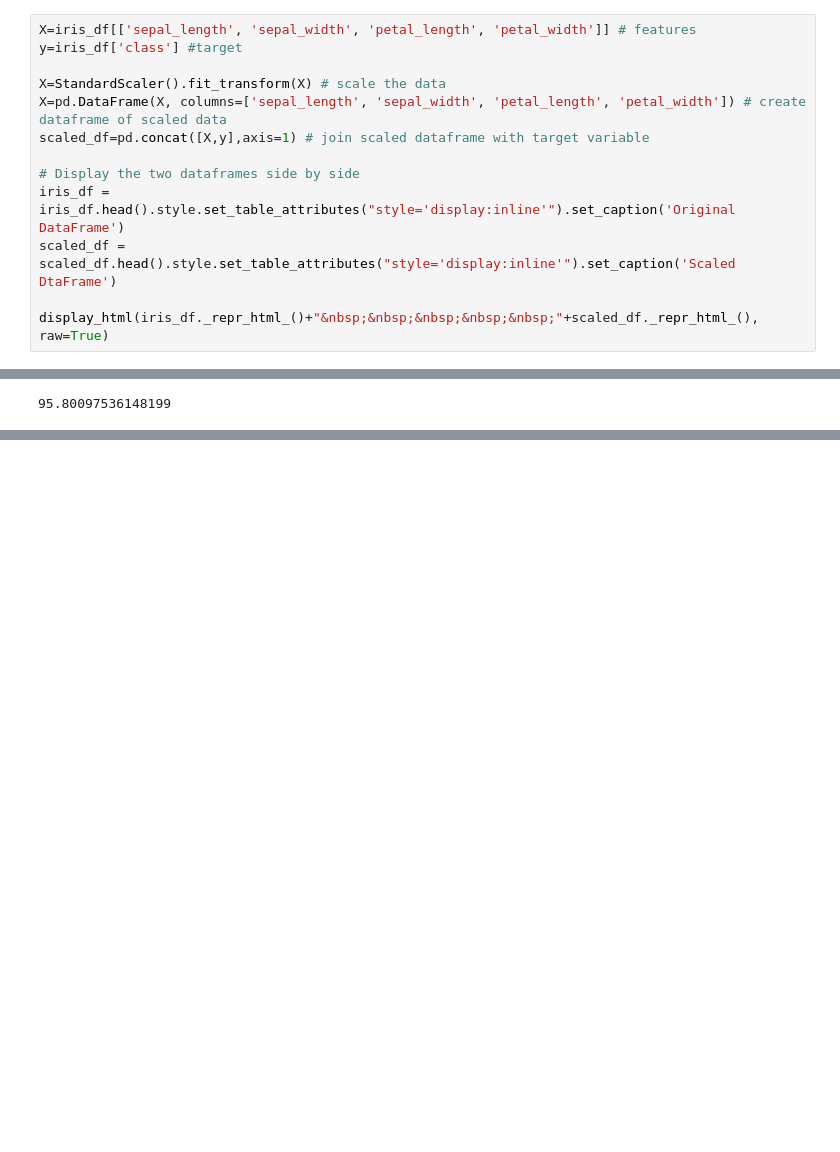
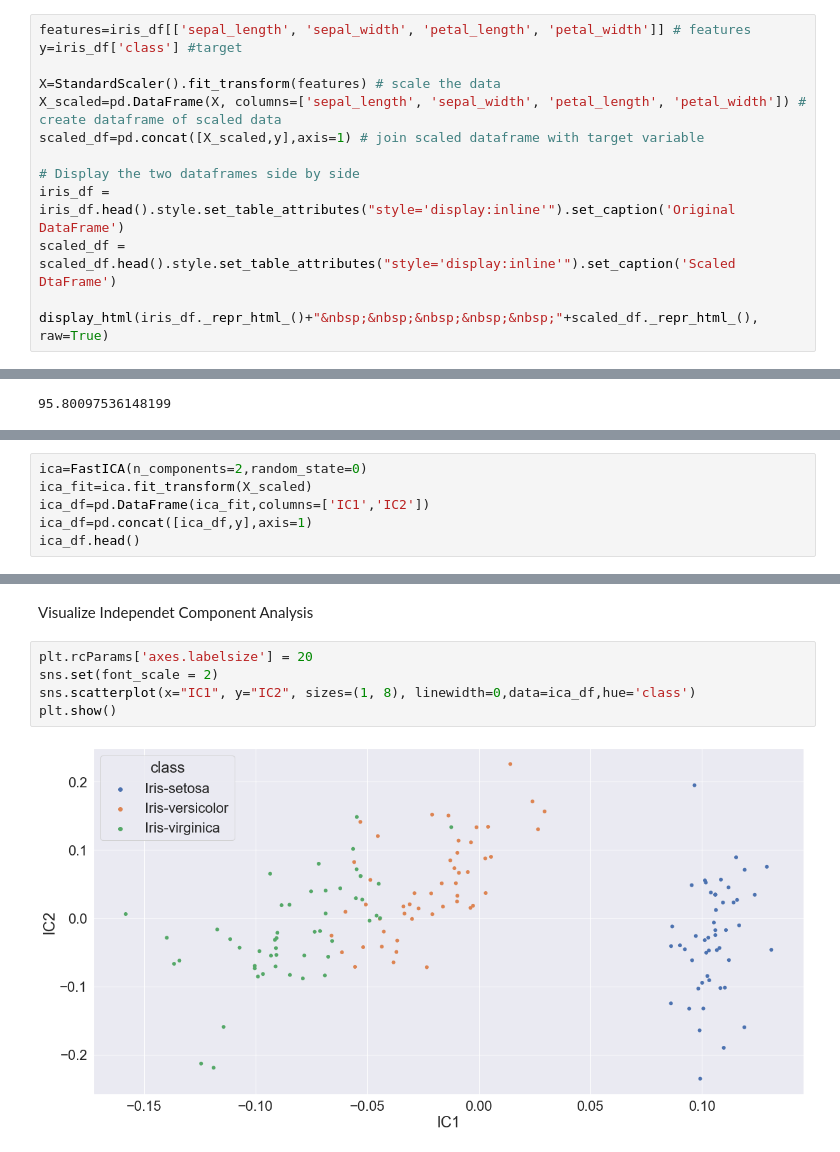
Before and after one commit to SammyOngaya/data2ml, a Jupyter notebook: feature-engineering.ipynb, the cells around one changed output, grey strips where cells are left out. Saved outputs shown, nothing was run; the diff lists cells and outputs as text; blank space fills up the shorter version.

```diff
--- a/feature-engineering.ipynb
+++ b/feature-engineering.ipynb
@@ -27,12 +32,12 @@ iris_df.head()
 Standarddize data first<br />
 PCA requires us to standardize the data first to a unit scale with mean 0 and variance 1
 # %%
-X=iris_df[['sepal_length', 'sepal_width', 'petal_length', 'petal_width']] # features
+features=iris_df[['sepal_length', 'sepal_width', 'petal_length', 'petal_width']] # features
 y=iris_df['class'] #target
 
-X=StandardScaler().fit_transform(X) # scale the data
-X=pd.DataFrame(X, columns=['sepal_length', 'sepal_width', 'petal_length', 'petal_width']) # create dataframe of scaled data
-scaled_df=pd.concat([X,y],axis=1) # join scaled dataframe with target variable
+X=StandardScaler().fit_transform(features) # scale the data
+X_scaled=pd.DataFrame(X, columns=['sepal_length', 'sepal_width', 'petal_length', 'petal_width']) # create dataframe of scaled data
+scaled_df=pd.concat([X_scaled,y],axis=1) # join scaled dataframe with target variable
 
 # Display the two dataframes side by side
 iris_df = iris_df.head().style.set_table_attributes("style='display:inline'").set_caption('Original DataFrame')
@@ -96,0 +103,6 @@ sum(pca.explained_variance_ratio_)*100
+# %%
+ica=FastICA(n_components=2,random_state=0)
+ica_fit=ica.fit_transform(X_scaled)
+ica_df=pd.DataFrame(ica_fit,columns=['IC1','IC2'])
+ica_df=pd.concat([ica_df,y],axis=1)
+ica_df.head()
@@ -96,0 +116,9 @@ sum(pca.explained_variance_ratio_)*100
+# %% [markdown]
+Visualize Independet Component Analysis
+# %%
+plt.rcParams['axes.labelsize'] = 20
+sns.set(font_scale = 2)
+sns.scatterplot(x="IC1", y="IC2", sizes=(1, 8), linewidth=0,data=ica_df,hue='class')
+plt.show()
+# %% [output]
+[figure, added]
```
Also changed, not shown: parts of 51 cells of this notebook.
